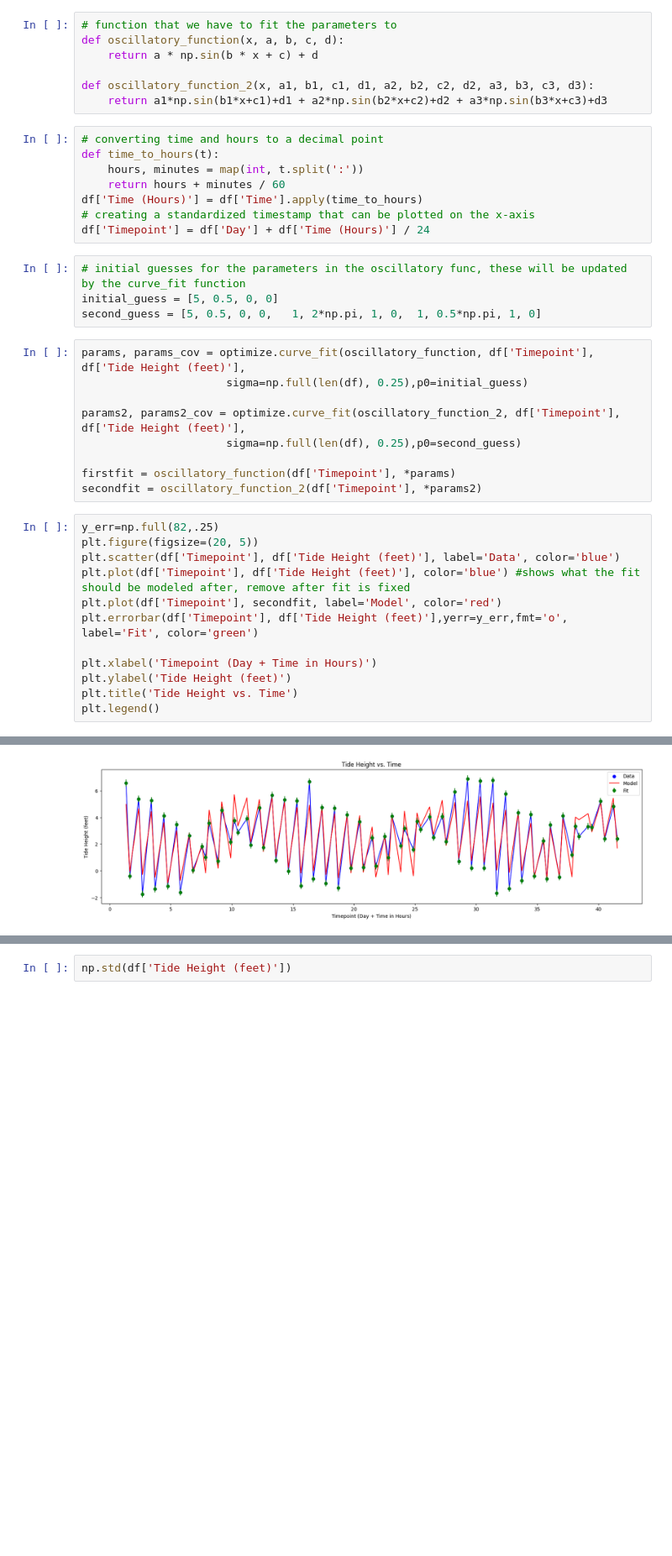
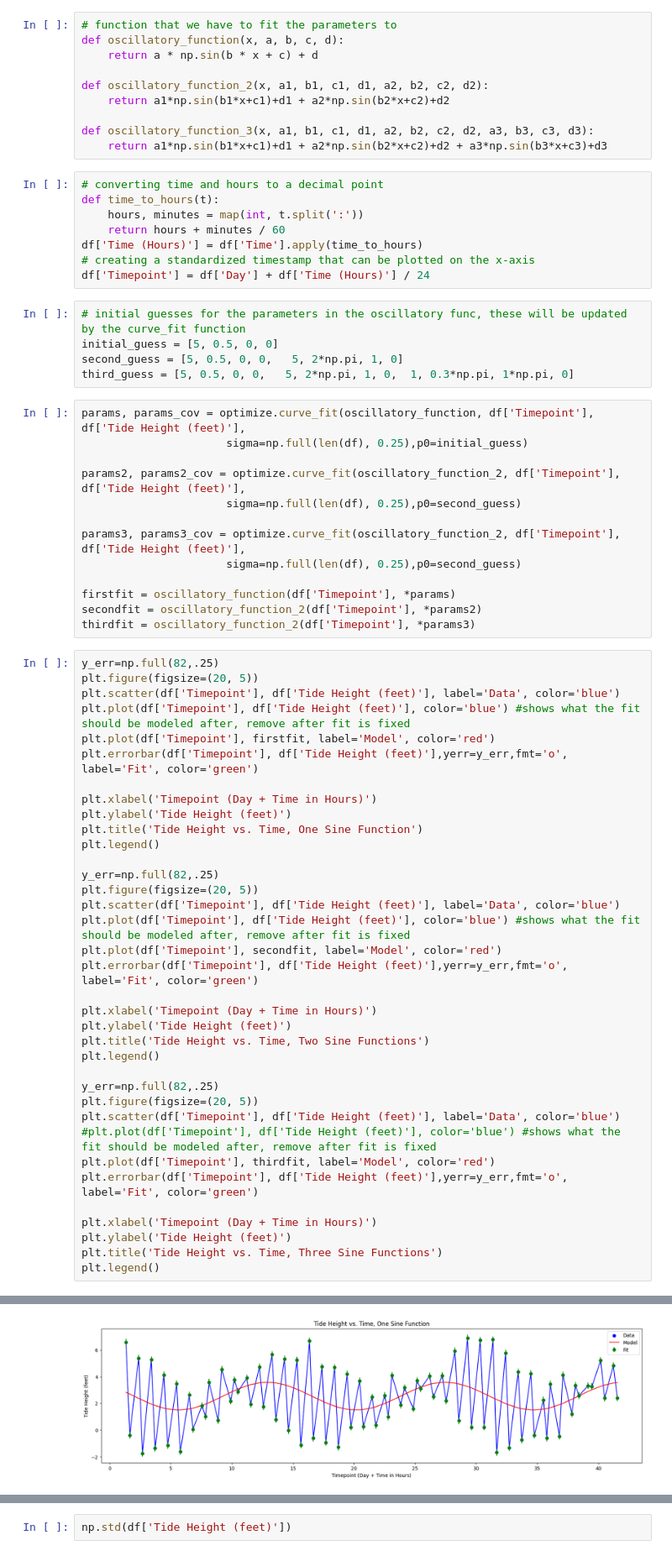
Before and after one commit to RTalaro/ASTR19-TidalReport, a Jupyter notebook: group(1).ipynb, the cells around one changed output, grey strips where cells are left out. Shown: that part at 84% size. Saved outputs shown, nothing was run; the diff lists cells and outputs as text; blank space fills up the shorter version.

Commit message:
Ok I think this is as good as the fit is gonna get
Pretty sure the secondfit is the best one?

```diff
--- a/group(1).ipynb
+++ b/group(1).ipynb
@@ -41,7 +41,10 @@ from scipy.optimize import curve_fit
 def oscillatory_function(x, a, b, c, d):
     return a * np.sin(b * x + c) + d
 
-def oscillatory_function_2(x, a1, b1, c1, d1, a2, b2, c2, d2, a3, b3, c3, d3):
+def oscillatory_function_2(x, a1, b1, c1, d1, a2, b2, c2, d2):
+    return a1*np.sin(b1*x+c1)+d1 + a2*np.sin(b2*x+c2)+d2
+
+def oscillatory_function_3(x, a1, b1, c1, d1, a2, b2, c2, d2, a3, b3, c3, d3):
     return a1*np.sin(b1*x+c1)+d1 + a2*np.sin(b2*x+c2)+d2 + a3*np.sin(b3*x+c3)+d3
 # %%
 # converting time and hours to a decimal point
@@ -54,7 +57,8 @@ df['Timepoint'] = df['Day'] + df['Time (Hours)'] / 24
 # %%
 # initial guesses for the parameters in the oscillatory func, these will be updated by the curve_fit function
 initial_guess = [5, 0.5, 0, 0]
-second_guess = [5, 0.5, 0, 0,   1, 2*np.pi, 1, 0,  1, 0.5*np.pi, 1, 0]
+second_guess = [5, 0.5, 0, 0,   5, 2*np.pi, 1, 0]
+third_guess = [5, 0.5, 0, 0,   5, 2*np.pi, 1, 0,  1, 0.3*np.pi, 1*np.pi, 0]
 # %%
 params, params_cov = optimize.curve_fit(oscillatory_function, df['Timepoint'], df['Tide Height (feet)'],
                       sigma=np.full(len(df), 0.25),p0=initial_guess)
@@ -62,20 +66,48 @@ params, params_cov = optimize.curve_fit(oscillatory_function, df['Timepoint'], d
 params2, params2_cov = optimize.curve_fit(oscillatory_function_2, df['Timepoint'], df['Tide Height (feet)'],
                       sigma=np.full(len(df), 0.25),p0=second_guess)
 
+params3, params3_cov = optimize.curve_fit(oscillatory_function_2, df['Timepoint'], df['Tide Height (feet)'],
+                      sigma=np.full(len(df), 0.25),p0=second_guess)
+
 firstfit = oscillatory_function(df['Timepoint'], *params)
 secondfit = oscillatory_function_2(df['Timepoint'], *params2)
+thirdfit = oscillatory_function_2(df['Timepoint'], *params3)
 # %%
+y_err=np.full(82,.25)
+plt.figure(figsize=(20, 5))
+plt.scatter(df['Timepoint'], df['Tide Height (feet)'], label='Data', color='blue')
+plt.plot(df['Timepoint'], df['Tide Height (feet)'], color='blue') #shows what the fit should be modeled after, remove after fit is fixed
+plt.plot(df['Timepoint'], firstfit, label='Model', color='red')
+plt.errorbar(df['Timepoint'], df['Tide Height (feet)'],yerr=y_err,fmt='o', label='Fit', color='green')
+
+plt.xlabel('Timepoint (Day + Time in Hours)')
+plt.ylabel('Tide Height (feet)')
+plt.title('Tide Height vs. Time, One Sine Function')
+plt.legend()
+
 y_err=np.full(82,.25)
 plt.figure(figsize=(20, 5))
 plt.scatter(df['Timepoint'], df['Tide Height (feet)'], label='Data', color='blue')
 plt.plot(df['Timepoint'], df['Tide Height (feet)'], color='blue') #shows what the fit should be modeled after, remove after fit is fixed
 plt.plot(df['Timepoint'], secondfit, label='Model', color='red')
 plt.errorbar(df['Timepoint'], df['Tide Height (feet)'],yerr=y_err,fmt='o', label='Fit', color='green')
 
 plt.xlabel('Timepoint (Day + Time in Hours)')
 plt.ylabel('Tide Height (feet)')
-plt.title('Tide Height vs. Time')
+plt.title('Tide Height vs. Time, Two Sine Functions')
 plt.legend()
+
+y_err=np.full(82,.25)
+plt.figure(figsize=(20, 5))
+plt.scatter(df['Timepoint'], df['Tide Height (feet)'], label='Data', color='blue')
+#plt.plot(df['Timepoint'], df['Tide Height (feet)'], color='blue') #shows what the fit should be modeled after, remove after fit is fixed
+plt.plot(df['Timepoint'], thirdfit, label='Model', color='red')
+plt.errorbar(df['Timepoint'], df['Tide Height (feet)'],yerr=y_err,fmt='o', label='Fit', color='green')
+
+plt.xlabel('Timepoint (Day + Time in Hours)')
+plt.ylabel('Tide Height (feet)')
+plt.title('Tide Height vs. Time, Three Sine Functions')
+plt.legend()
 # %% [output]
 <matplotlib.legend.Legend at 0x...>
-[figure, old version]
+[figure, new version]
```
Also changed, not shown: parts of 4 cells of this notebook.
